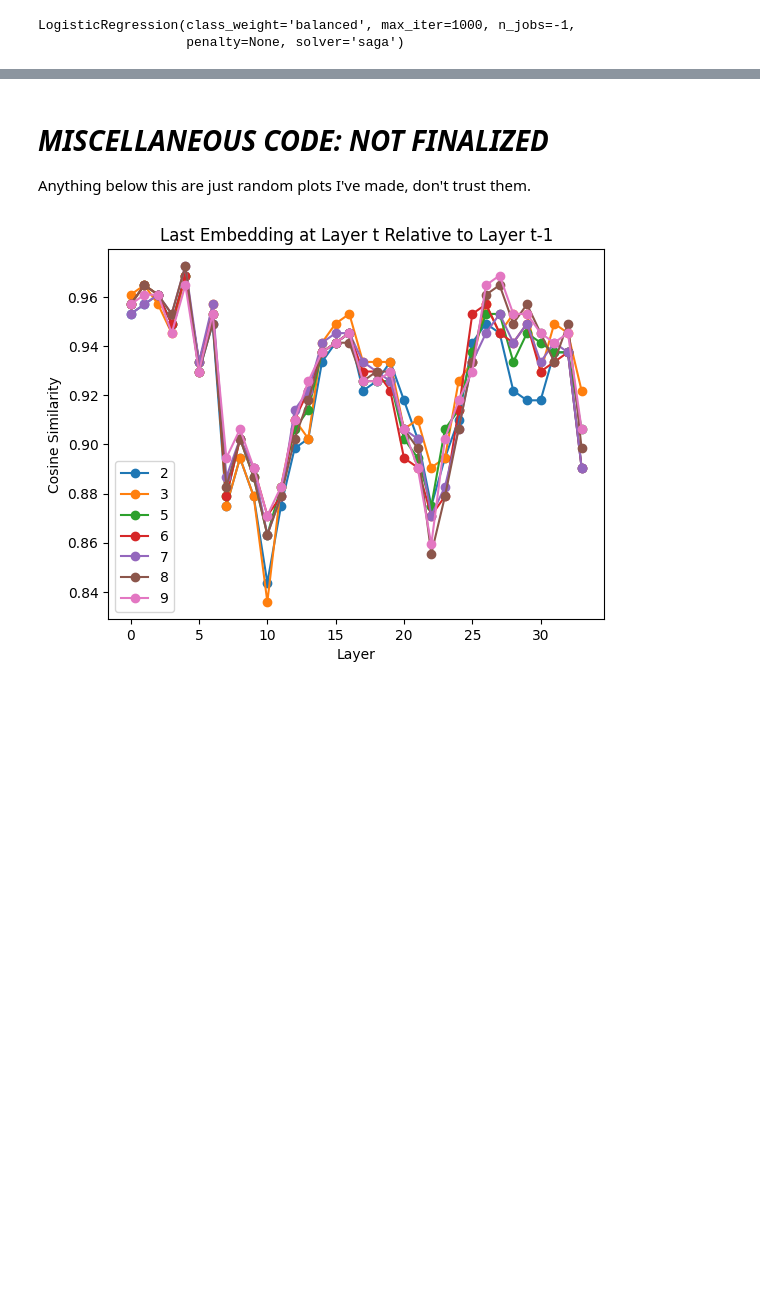
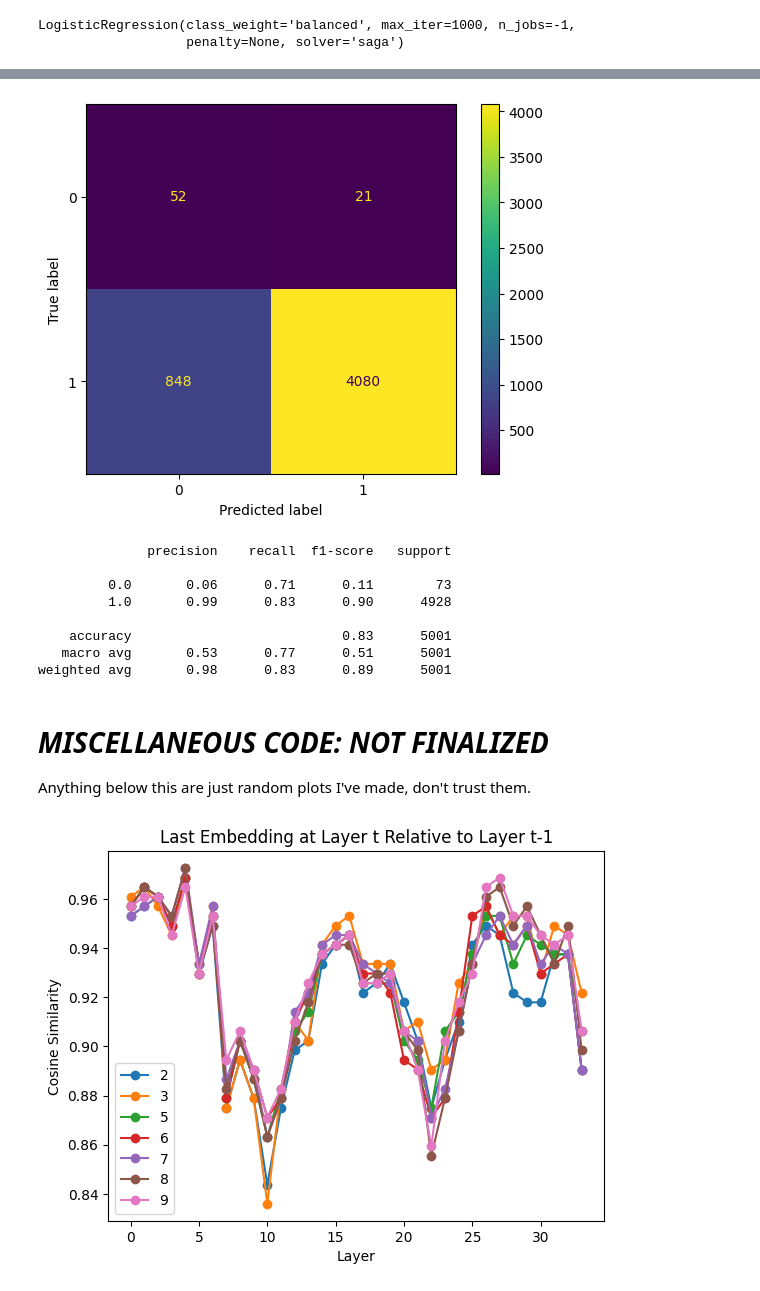
Before and after one commit to patelraj7021/llm-hallucination-monitoring, a Jupyter notebook: CAIS_research_project.ipynb, the cells around one changed output, grey strips where cells are left out. Saved outputs shown, nothing was run; the diff lists cells and outputs as text; code cells hidden in the pictures; blank space fills up the shorter version.

```diff
--- a/CAIS_research_project.ipynb
+++ b/CAIS_research_project.ipynb
@@ -748 +837,52 @@ weighted avg       0.98      0.79      0.87      5001
+# %%
+# try mixture of expert models with balanced datasets
+def train_svc(train_x, train_y, C):
+    # get all indices of train_y where 0
+    zero_indices = np.where(train_y == 0)[0]
+    zero_subset_x = train_x[zero_indices]
+    zero_subset_y = train_y[zero_indices]
+    zero_sample_indices = np.random.choice(np.arange(zero_subset_x.shape[0]),
+                                       size=zero_subset_x.shape[0], replace=True)
+    zero_sample_x = zero_subset_x[zero_sample_indices]
+    zero_sample_y = zero_subset_y[zero_sample_indices]
+    # get all indices of train_y where 1
+    one_indices = np.where(train_y == 1)[0]
+    one_subset_x = train_x[one_indices]
+    one_subset_y = train_y[one_indices]
+    # sample with replacement
+    one_sample_indices = np.random.choice(np.arange(one_subset_x.shape[0]),
+                                       size=zero_subset_x.shape[0], replace=True)
+    one_sample_x = one_subset_x[one_sample_indices]
+    one_sample_y = one_subset_y[one_sample_indices]
+    x_sample = np.concatenate((zero_sample_x, one_sample_x), axis=0)
+    y_sample = np.concatenate((zero_sample_y, one_sample_y), axis=0)
+    model = SVC(gamma='auto', C=C, kernel='poly', degree=10)
+    model.fit(x_sample, y_sample)
+    return model
+
+predictions = []
+num_models = 500
+for i in range(num_models):
+    print(f'Training model {i+1} of {num_models}')
+    model = train_svc(train_x_kde, train_y, C=100)
+    predictions.append(model.predict(test_x_kde))
+    clear_output(wait=True)
+predictions = np.array(predictions)
+predictions = np.mean(predictions, axis=0)
+predictions = np.where(predictions > 0.5, 1, 0)
+conf_matrix = confusion_matrix(test_y, predictions)
+disp = ConfusionMatrixDisplay(conf_matrix)
+disp.plot()
+plt.show()
+print(classification_report(test_y, predictions))
+# %% [output]
+[figure, added]
+              precision    recall  f1-score   support
+
+         0.0       0.06      0.71      0.11        73
+         1.0       0.99      0.83      0.90      4928
+
+    accuracy                           0.83      5001
+   macro avg       0.53      0.77      0.51      5001
+weighted avg       0.98      0.83      0.89      5001
 # %%
```
Also changed, not shown: parts of 13 cells of this notebook.
